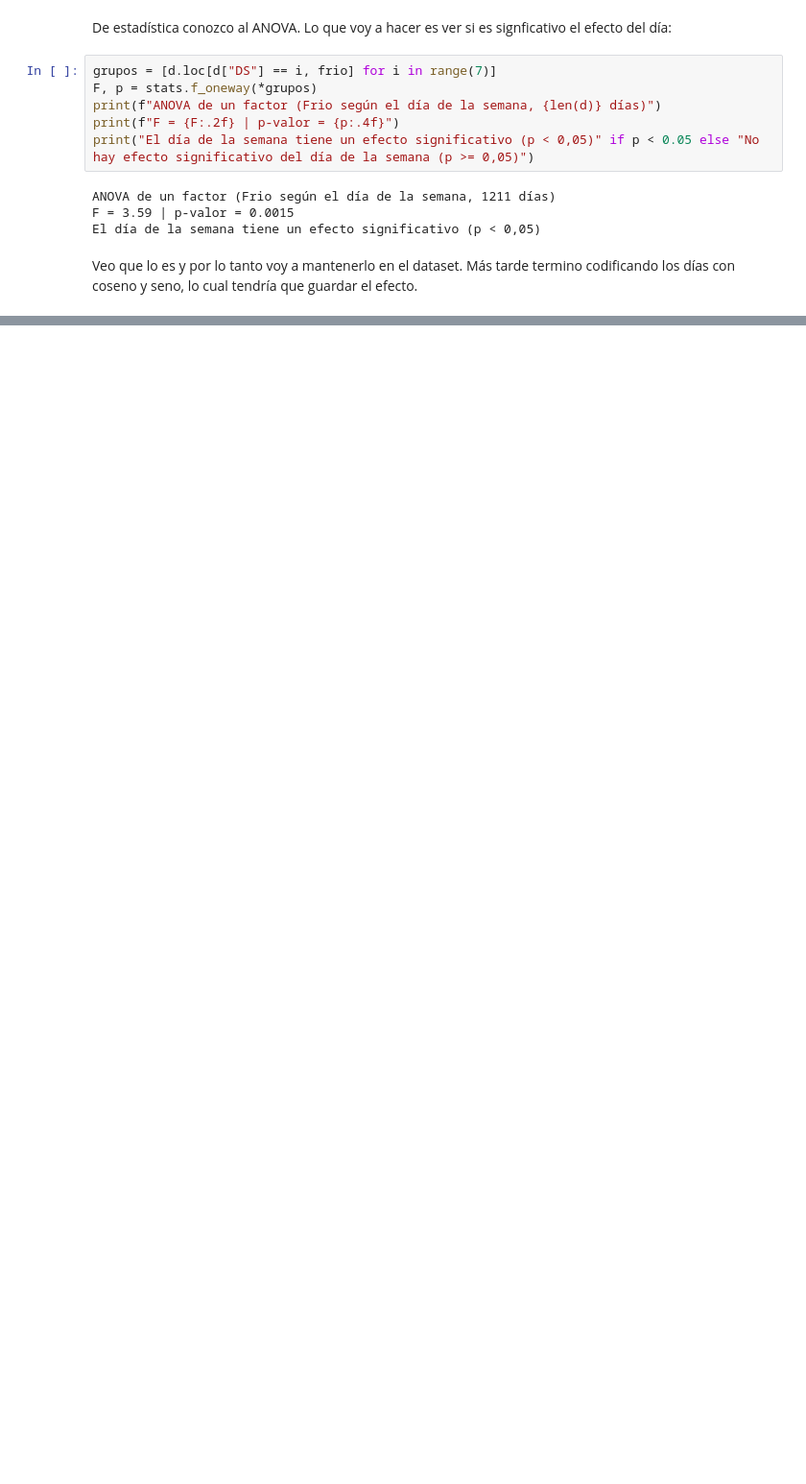
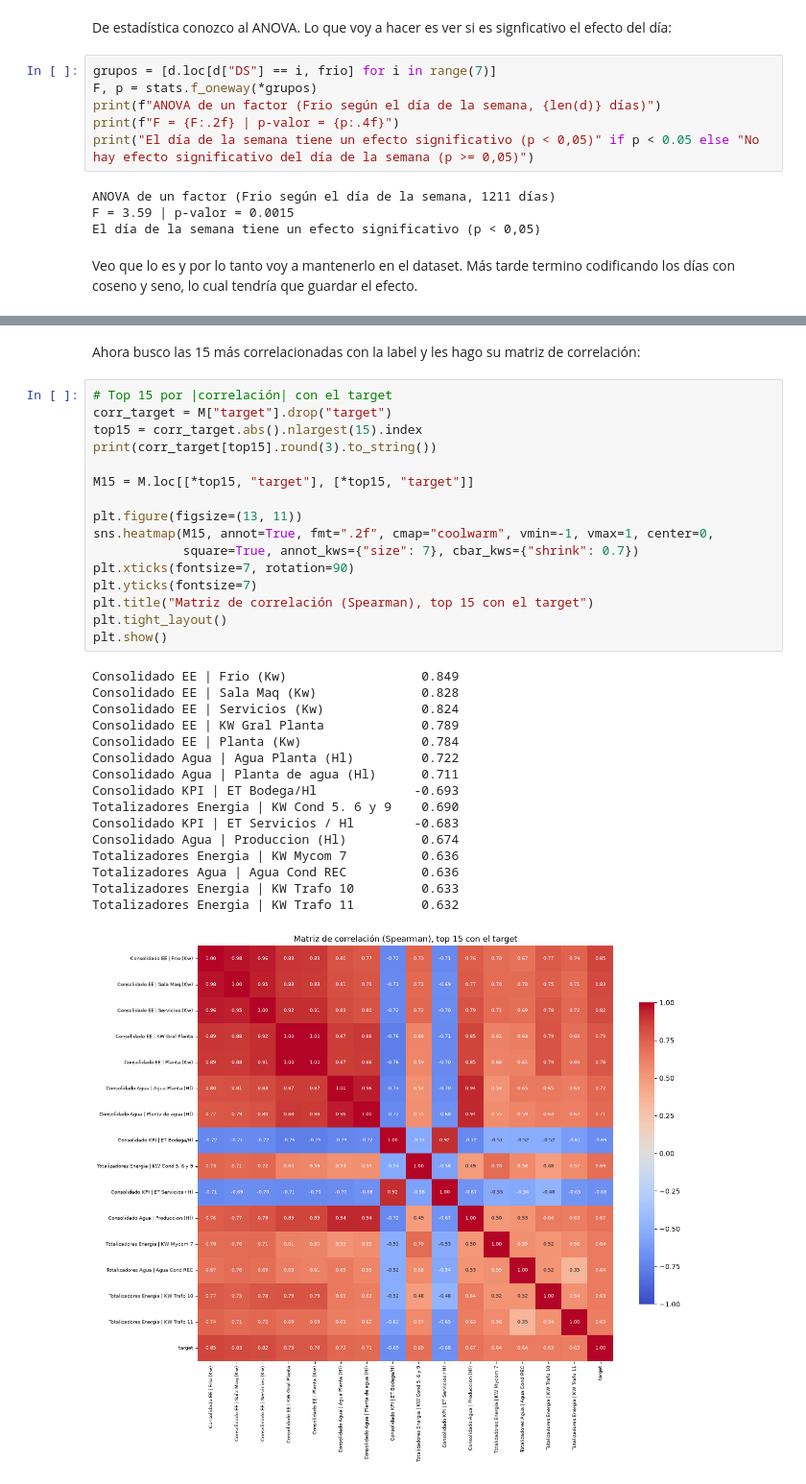
Before and after one commit to Marcjun/Cerveceria-LabDatosII, a Jupyter notebook: notebooks/eda.ipynb, the cells around one changed output, grey strips where cells are left out. Shown at 96% size. Cells and saved outputs as stored; diff of their text form; blank space fills up the shorter version.

```diff
--- a/notebooks/eda.ipynb
+++ b/notebooks/eda.ipynb
@@ -1599,0 +1489,35 @@ print(df_dias.shape)
+# %% [markdown]
+Ahora busco las 15 más correlacionadas con la label y les hago su matriz de correlación:
+# %%
+# Top 15 por |correlación| con el target
+corr_target = M["target"].drop("target")
+top15 = corr_target.abs().nlargest(15).index
+print(corr_target[top15].round(3).to_string())
+
+M15 = M.loc[[*top15, "target"], [*top15, "target"]]
+
+plt.figure(figsize=(13, 11))
+sns.heatmap(M15, annot=True, fmt=".2f", cmap="coolwarm", vmin=-1, vmax=1, center=0,
+            square=True, annot_kws={"size": 7}, cbar_kws={"shrink": 0.7})
+plt.xticks(fontsize=7, rotation=90)
+plt.yticks(fontsize=7)
+plt.title("Matriz de correlación (Spearman), top 15 con el target")
+plt.tight_layout()
+plt.show()
+# %% [output]
+Consolidado EE | Frio (Kw)                  0.849
+Consolidado EE | Sala Maq (Kw)              0.828
+Consolidado EE | Servicios (Kw)             0.824
+Consolidado EE | KW Gral Planta             0.789
+Consolidado EE | Planta (Kw)                0.784
+Consolidado Agua | Agua Planta (Hl)         0.722
+Consolidado Agua | Planta de agua (Hl)      0.711
+Consolidado KPI | ET Bodega/Hl             -0.693
+Totalizadores Energia | KW Cond 5. 6 y 9    0.690
+Consolidado KPI | ET Servicios / Hl        -0.683
+Consolidado Agua | Produccion (Hl)          0.674
+Totalizadores Energia | KW Mycom 7          0.636
+Totalizadores Agua | Agua Cond REC          0.636
+Totalizadores Energia | KW Trafo 10         0.633
+Totalizadores Energia | KW Trafo 11         0.632
+[figure, added]
```
Also changed, not shown: parts of 32 cells of this notebook.
